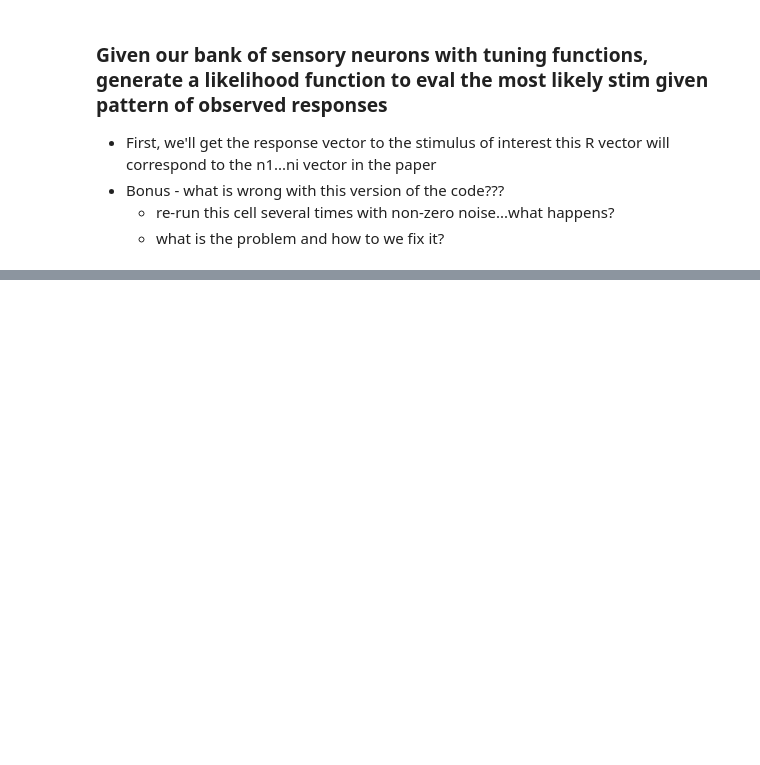
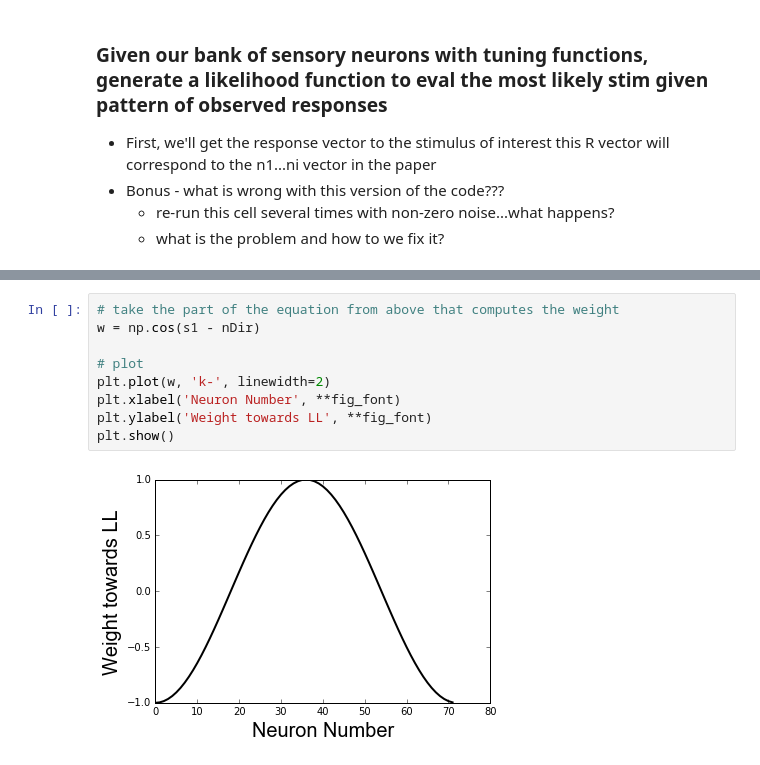
Before and after one commit to TimCSheehan/dev, a Jupyter notebook: Tutorial_080_SensoryInferenceModel.ipynb, the cells around one changed output, grey strips where cells are left out. Drawn from its saved outputs; the diff is of its cells as text; blank space fills up the shorter version.

```diff
--- a/Tutorial_080_SensoryInferenceModel.ipynb
+++ b/Tutorial_080_SensoryInferenceModel.ipynb
@@ -139,0 +162,11 @@ fmri
+# %%
+# take the part of the equation from above that computes the weight
+w = np.cos(s1 - nDir)
+
+# plot
+plt.plot(w, 'k-', linewidth=2)
+plt.xlabel('Neuron Number', **fig_font)
+plt.ylabel('Weight towards LL', **fig_font)
+plt.show()
+# %% [output]
+[figure, added]
```
Also changed, not shown: parts of 27 cells of this notebook.
